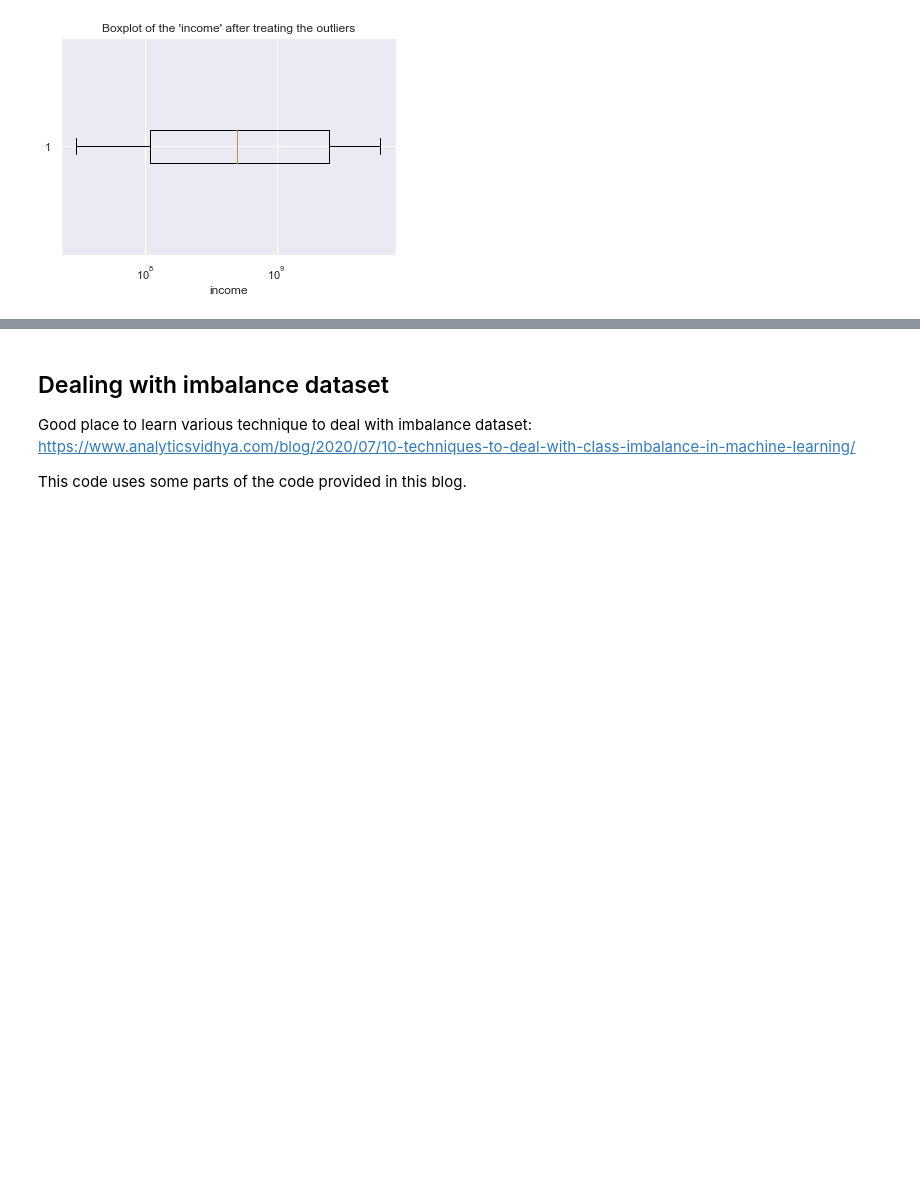
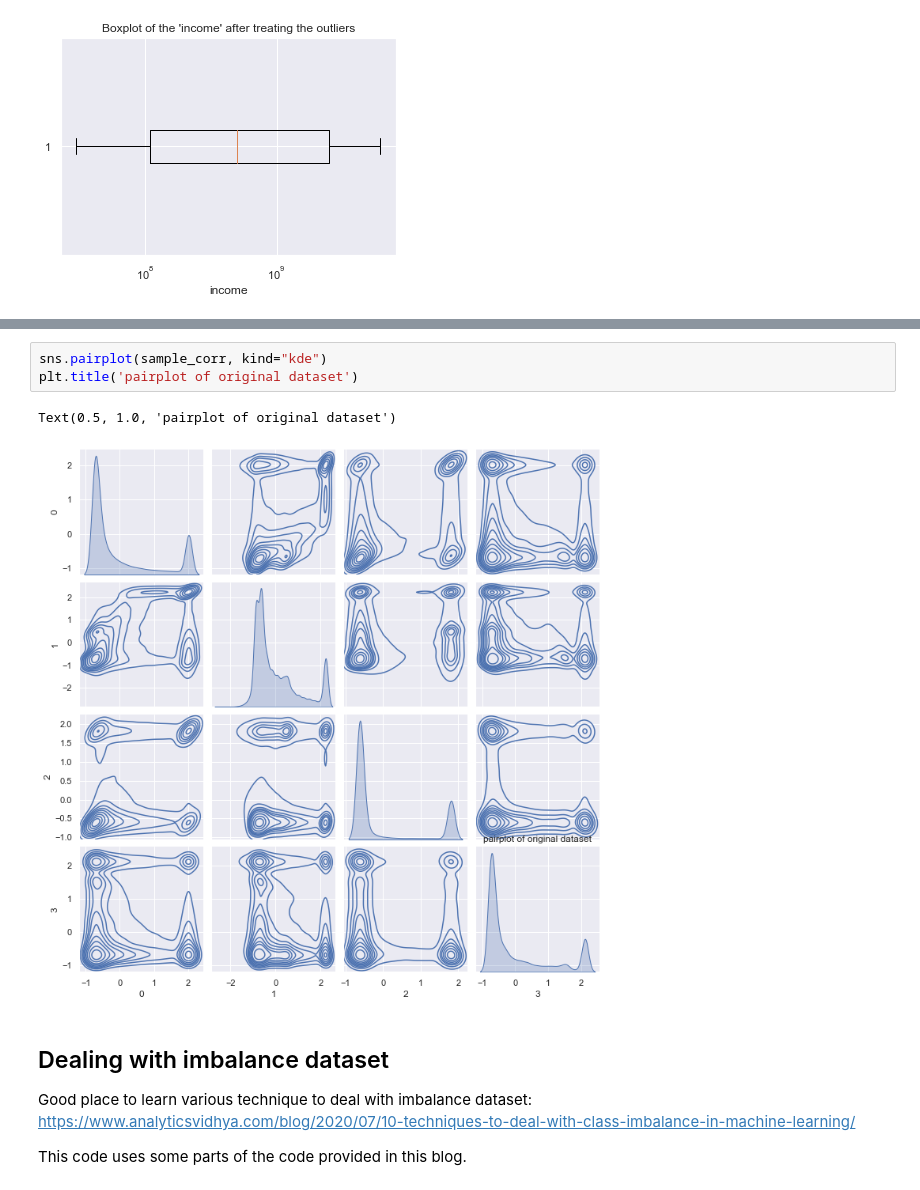
Before and after one commit to gauravsh0812/Bitcoin_Heist, a Jupyter notebook: EDA_Bitcoin_Heist.ipynb, the cells around one changed output, grey strips where cells are left out. Cells and saved outputs as stored; diff of their text form; blank space fills up the shorter version.

```diff
--- a/EDA_Bitcoin_Heist.ipynb
+++ b/EDA_Bitcoin_Heist.ipynb
@@ -720,3 +757,9 @@ Text(0.5, 0, 'income')
+# %%
+sns.pairplot(sample_corr, kind="kde")
+plt.title('pairplot of original dataset')
+# %% [output]
+Text(0.5, 1.0, 'pairplot of original dataset')
+[figure, added]
 # %% [markdown]
 ## Dealing with imbalance dataset
 
```
Also changed, not shown: parts of 14 cells of this notebook, 1 other file.
